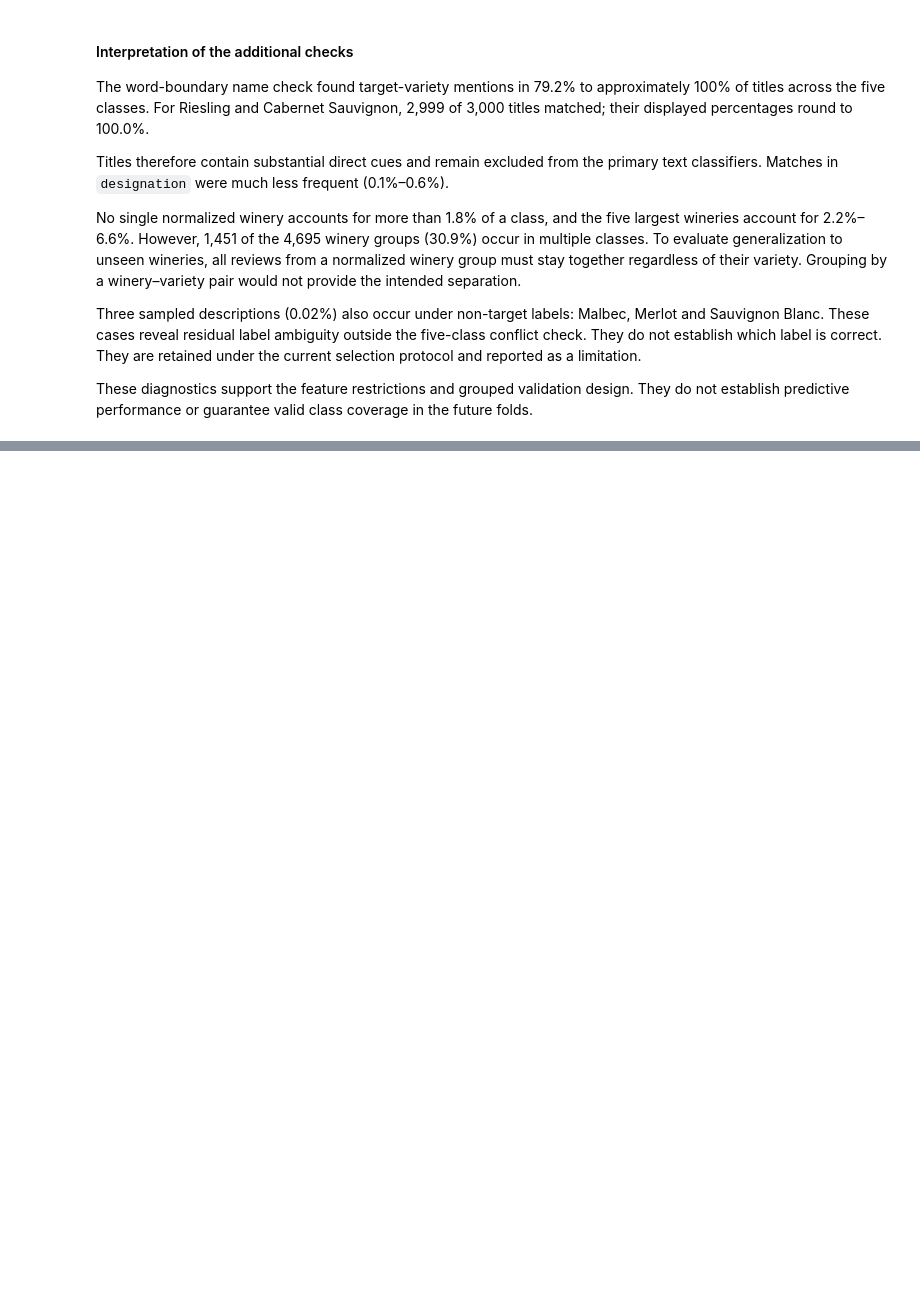
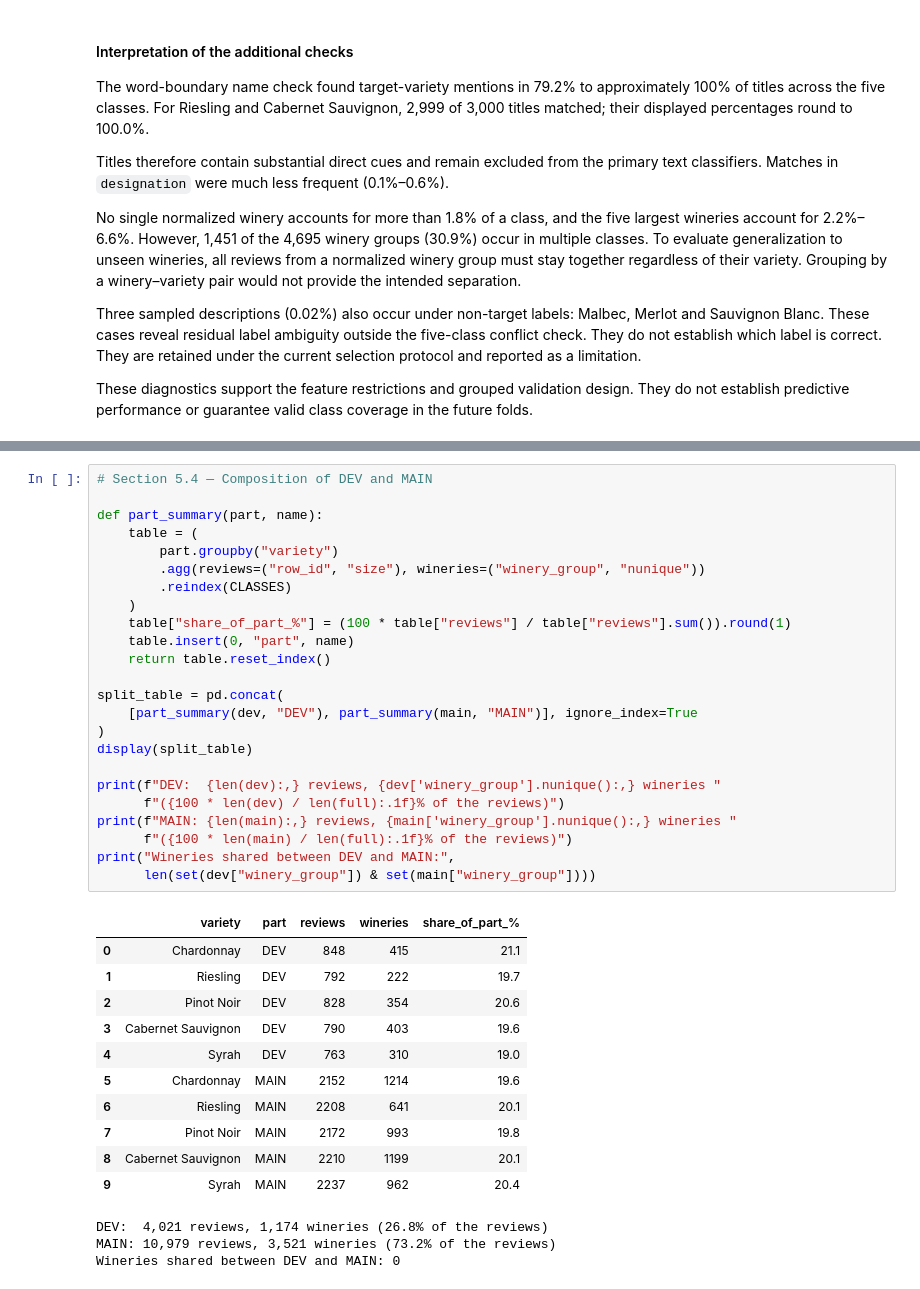
Before and after one commit to abrukhanska/dry-run, a Jupyter notebook: dry_run.ipynb, the cells around one changed output, grey strips where cells are left out. Cells and saved outputs as stored; diff of their text form; blank space fills up the shorter version.

```diff
--- a/dry_run.ipynb
+++ b/dry_run.ipynb
@@ -2596,0 +2940,39 @@ or guarantee valid class coverage in the future folds.
+# %%
+# Section 5.4 — Composition of DEV and MAIN
+
+def part_summary(part, name):
+    table = (
+        part.groupby("variety")
+        .agg(reviews=("row_id", "size"), wineries=("winery_group", "nunique"))
+        .reindex(CLASSES)
+    )
+    table["share_of_part_%"] = (100 * table["reviews"] / table["reviews"].sum()).round(1)
+    table.insert(0, "part", name)
+    return table.reset_index()
+
+split_table = pd.concat(
+    [part_summary(dev, "DEV"), part_summary(main, "MAIN")], ignore_index=True
+)
+display(split_table)
+
+print(f"DEV:  {len(dev):,} reviews, {dev['winery_group'].nunique():,} wineries "
+      f"({100 * len(dev) / len(full):.1f}% of the reviews)")
+print(f"MAIN: {len(main):,} reviews, {main['winery_group'].nunique():,} wineries "
+      f"({100 * len(main) / len(full):.1f}% of the reviews)")
+print("Wineries shared between DEV and MAIN:",
+      len(set(dev["winery_group"]) & set(main["winery_group"])))
+# %% [output]
+|  | variety | part | reviews | wineries | share_of_part_% |
+| 0 | Chardonnay | DEV | 848 | 415 | 21.1 |
+| 1 | Riesling | DEV | 792 | 222 | 19.7 |
+| 2 | Pinot Noir | DEV | 828 | 354 | 20.6 |
+| 3 | Cabernet Sauvignon | DEV | 790 | 403 | 19.6 |
+| 4 | Syrah | DEV | 763 | 310 | 19.0 |
+| 5 | Chardonnay | MAIN | 2152 | 1214 | 19.6 |
+| 6 | Riesling | MAIN | 2208 | 641 | 20.1 |
+| 7 | Pinot Noir | MAIN | 2172 | 993 | 19.8 |
+| 8 | Cabernet Sauvignon | MAIN | 2210 | 1199 | 20.1 |
+| 9 | Syrah | MAIN | 2237 | 962 | 20.4 |
+DEV:  4,021 reviews, 1,174 wineries (26.8% of the reviews)
+MAIN: 10,979 reviews, 3,521 wineries (73.2% of the reviews)
+Wineries shared between DEV and MAIN: 0
```
Also changed, not shown: parts of 50 cells of this notebook, 13 other files.
